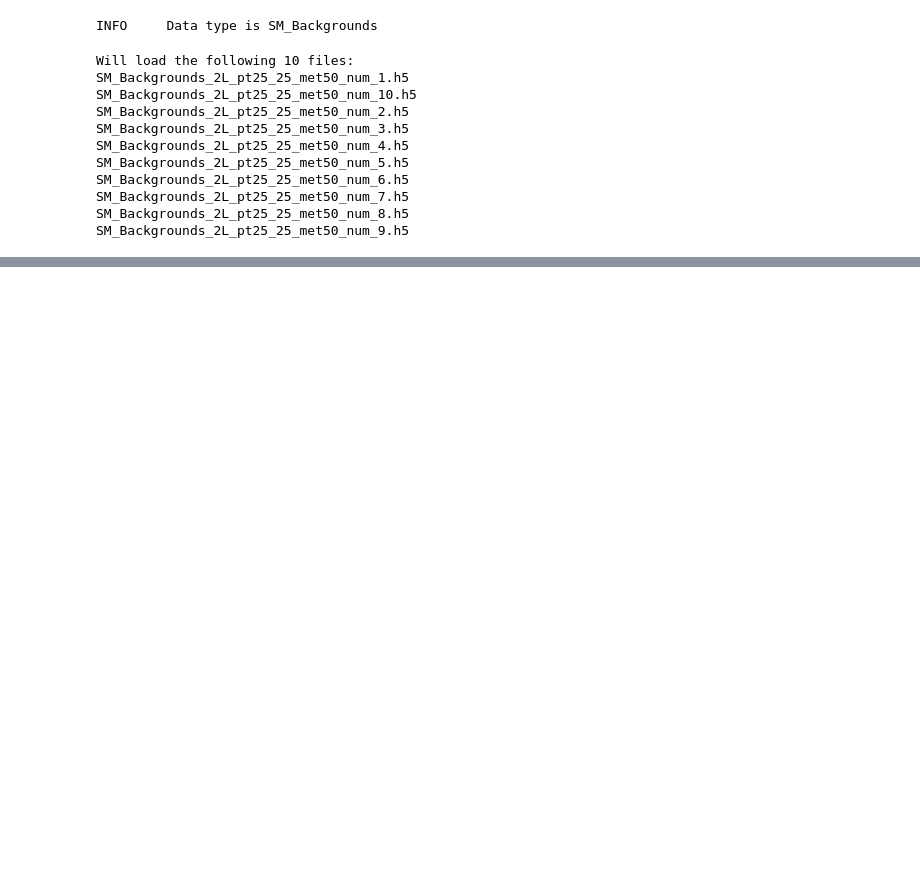
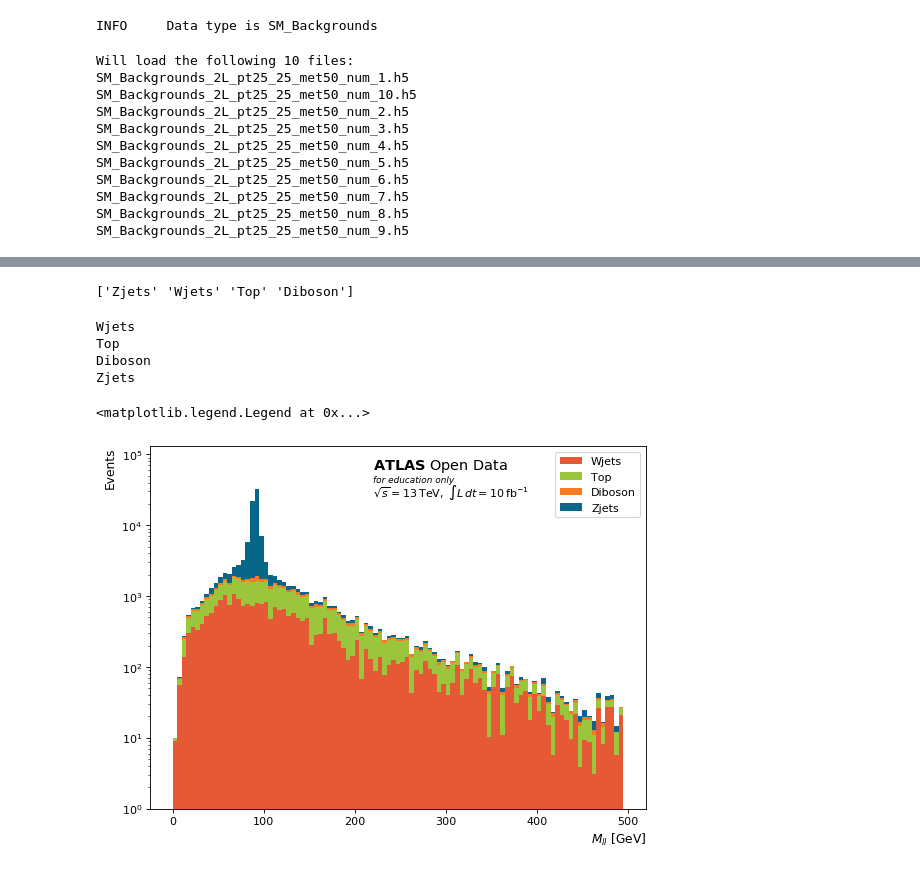
Before and after one commit to eirikgr/FYS5555, a Jupyter notebook: ML_Analysis/OsloML/MakeTrainingTestingSamples.ipynb, the cells around one changed output, grey strips where cells are left out. Drawn from its saved outputs; the diff is of its cells as text; code cells hidden in the pictures; blank space fills up the shorter version.

Commit message:
Made an awesome plotting example and fixed a factor 1000 wrong in scale factor calculation

```diff
--- a/ML_Analysis/OsloML/MakeTrainingTestingSamples.ipynb
+++ b/ML_Analysis/OsloML/MakeTrainingTestingSamples.ipynb
@@ -194,0 +162,55 @@ for i in range(X_train.shape[0]):
+# %%
+stack_order = ['Wjets','Top','Diboson','Zjets']
+samples = {'Wjets':{'color':"#e55934"},
+           'Zjets':{'color':"#086788"},
+           'Top':{'color':"#9bc53d"},
+           'Diboson':{'color':"#fa7921"}}
+bkgs = X_train['MCType'].unique()
+print(bkgs)
+# %% [output]
+['Zjets' 'Wjets' 'Top' 'Diboson']
+# %%
+mc_mll = []
+mc_weights = []
+mc_colors = []
+mc_labels = []
+var = "mll"
+top = -999
+for s in stack_order:
+    rslt_df = X_train.loc[X_train['MCType'] == s]
+    mc_mll.append(rslt_df.as_matrix(columns=rslt_df.columns[rslt_df.columns.get_loc(var):rslt_df.columns.get_loc(var)+1])/1000.)
+    mc_weights.append(rslt_df.as_matrix(columns=rslt_df.columns[rslt_df.columns.get_loc("wgt"):rslt_df.columns.get_loc("wgt")+1])*1000.)
+    mc_colors.append(samples[s]['color'])
+    mc_labels.append(s)
+    if np.amax(mc_mll[-1]) > top:
+        top = np.amax(mc_mll[-1])
+    del [rslt_df]
+    print(s)
+# %% [output]
+Wjets
+Top
+Diboson
+Zjets
+# %%
+nmax = 500
+nmin = 0
+binw = 5
+bins = [x*binw for x in range(int((nmax-nmin)/binw))]
+figure(num=None, figsize=(8, 6), dpi=80, facecolor='w', edgecolor='k')
+plt.hist(mc_mll,bins=bins,weights=mc_weights,stacked=True,color=mc_colors, label=mc_labels); #weights=mc_weights,
+plt.yscale('log')
+plt.ylabel(r'Events',fontname='sans-serif',horizontalalignment='right',y=1.0,fontsize=11)
+plt.xlabel(r'$M_{ll}$ [GeV]',fontname='sans-serif',horizontalalignment='right',x=1.0,fontsize=11)
+
+plt.ylim(bottom=1,top=top*10)
+
+ax = plt.gca()
+plt.text(0.45,0.97,r'$\mathbf{{ATLAS}}$ Open Data',ha="left",va="top",family='sans-serif',transform=ax.transAxes,fontsize=13)
+plt.text(0.45,0.92,'for education only',ha="left",va="top",family='sans-serif',transform=ax.transAxes,style='italic',fontsize=8)
+plt.text(0.45,0.90,r'$\sqrt{s}=13\,\mathrm{TeV},\;\int L\,dt=10\,\mathrm{fb}^{-1}$',ha="left",va="top",family='sans-serif',transform=ax.transAxes)
+
+
+plt.legend()
+# %% [output]
+<matplotlib.legend.Legend at 0x...>
+[figure, added]
```
Also changed, not shown: parts of 9 cells of this notebook, 1 other file.
